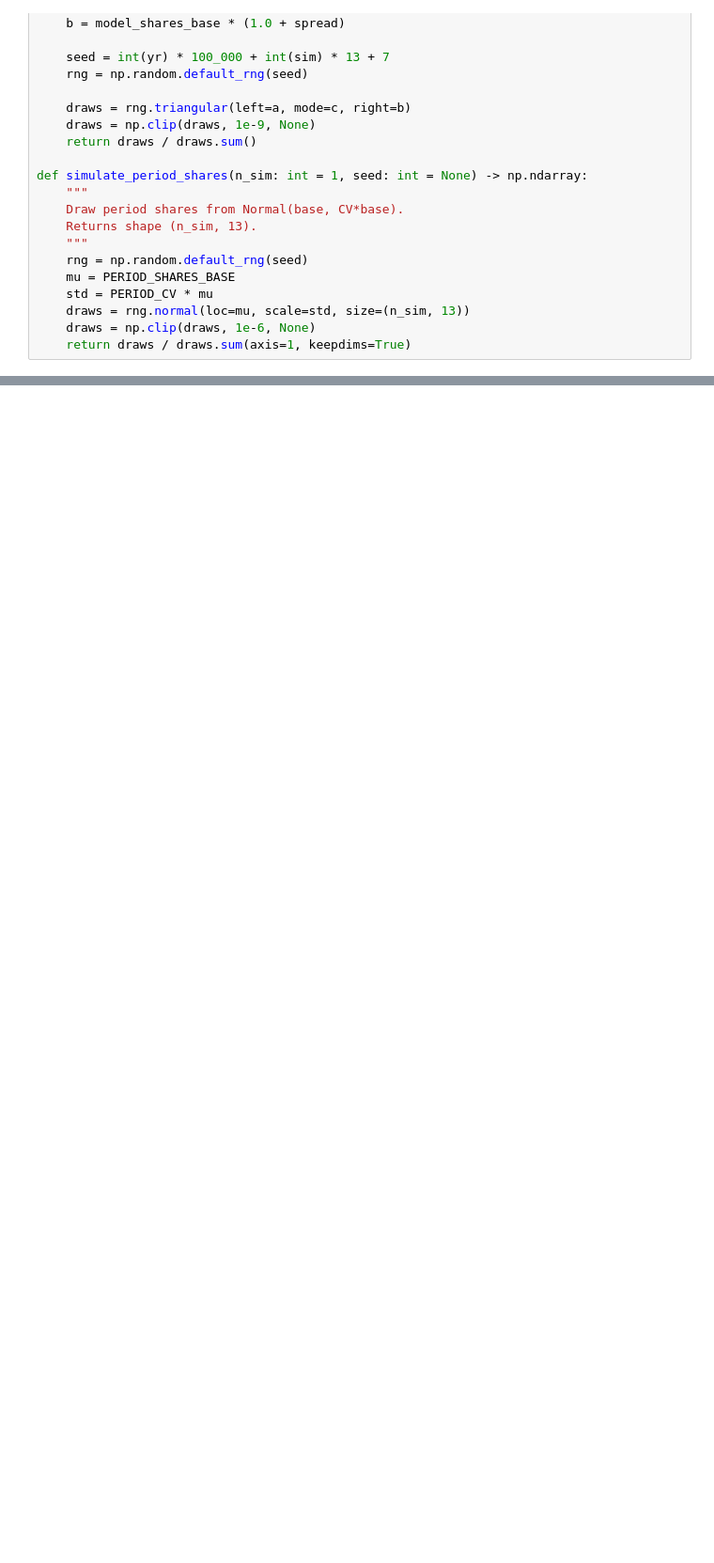
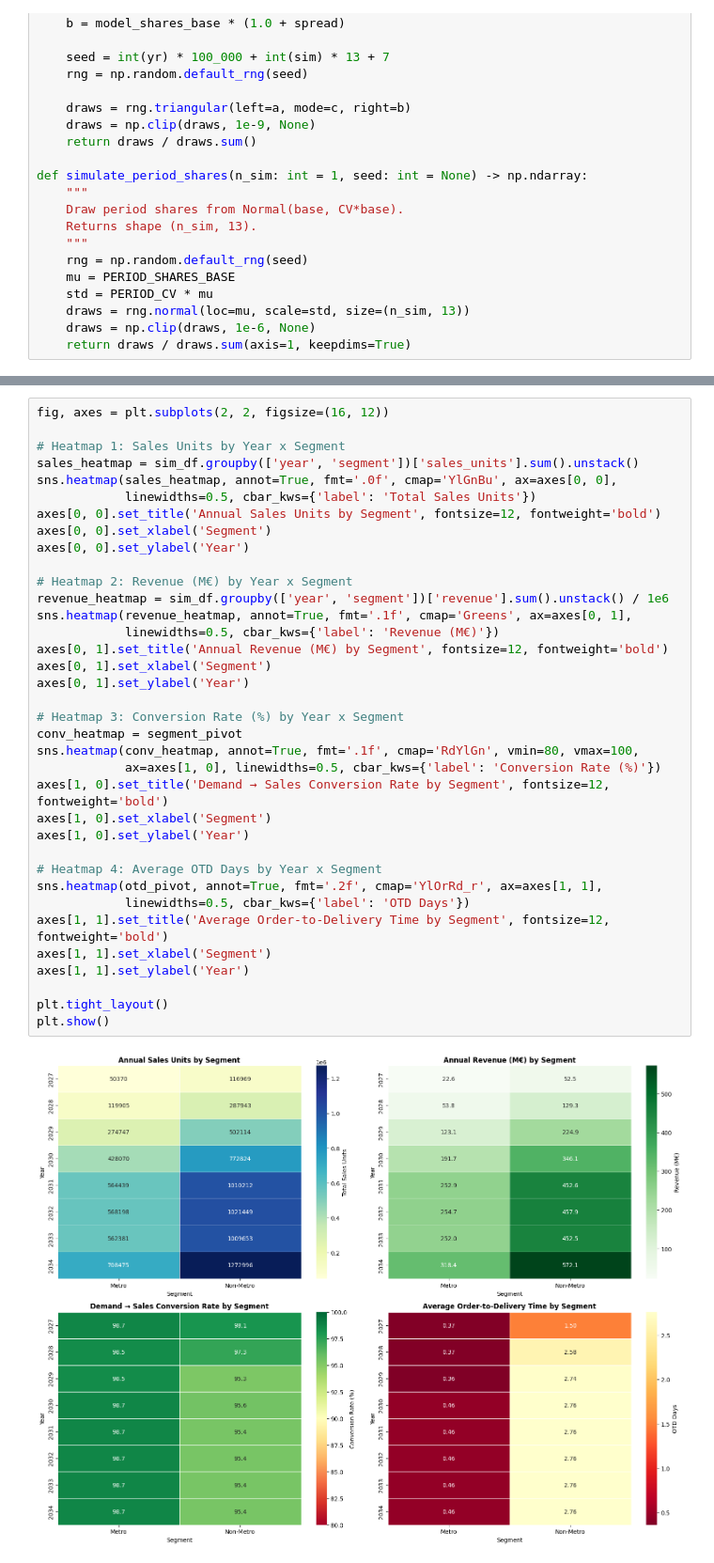
Before and after one commit to TIH233/ISYE6339_Case1, a Jupyter notebook: Task2/Simulator.ipynb, the cells around one changed output, grey strips where cells are left out. Shown at 94% size. Drawn from its saved outputs; the diff is of its cells as text; blank space fills up the shorter version.

```diff
--- a/Task2/Simulator.ipynb
+++ b/Task2/Simulator.ipynb
@@ -888,0 +941,38 @@ Saved: task6_lost_sales_by_scenario.png
+# %%
+fig, axes = plt.subplots(2, 2, figsize=(16, 12))
+
+# Heatmap 1: Sales Units by Year x Segment
+sales_heatmap = sim_df.groupby(['year', 'segment'])['sales_units'].sum().unstack()
+sns.heatmap(sales_heatmap, annot=True, fmt='.0f', cmap='YlGnBu', ax=axes[0, 0],
+            linewidths=0.5, cbar_kws={'label': 'Total Sales Units'})
+axes[0, 0].set_title('Annual Sales Units by Segment', fontsize=12, fontweight='bold')
+axes[0, 0].set_xlabel('Segment')
+axes[0, 0].set_ylabel('Year')
+
+# Heatmap 2: Revenue (M€) by Year x Segment
+revenue_heatmap = sim_df.groupby(['year', 'segment'])['revenue'].sum().unstack() / 1e6
+sns.heatmap(revenue_heatmap, annot=True, fmt='.1f', cmap='Greens', ax=axes[0, 1],
+            linewidths=0.5, cbar_kws={'label': 'Revenue (M€)'})
+axes[0, 1].set_title('Annual Revenue (M€) by Segment', fontsize=12, fontweight='bold')
+axes[0, 1].set_xlabel('Segment')
+axes[0, 1].set_ylabel('Year')
+
+# Heatmap 3: Conversion Rate (%) by Year x Segment
+conv_heatmap = segment_pivot
+sns.heatmap(conv_heatmap, annot=True, fmt='.1f', cmap='RdYlGn', vmin=80, vmax=100,
+            ax=axes[1, 0], linewidths=0.5, cbar_kws={'label': 'Conversion Rate (%)'})
+axes[1, 0].set_title('Demand → Sales Conversion Rate by Segment', fontsize=12, fontweight='bold')
+axes[1, 0].set_xlabel('Segment')
+axes[1, 0].set_ylabel('Year')
+
+# Heatmap 4: Average OTD Days by Year x Segment
+sns.heatmap(otd_pivot, annot=True, fmt='.2f', cmap='YlOrRd_r', ax=axes[1, 1],
+            linewidths=0.5, cbar_kws={'label': 'OTD Days'})
+axes[1, 1].set_title('Average Order-to-Delivery Time by Segment', fontsize=12, fontweight='bold')
+axes[1, 1].set_xlabel('Segment')
+axes[1, 1].set_ylabel('Year')
+
+plt.tight_layout()
+plt.show()
+# %% [output]
+[figure, added]
```
Also changed, not shown: parts of 40 cells of this notebook, 8 other files.
